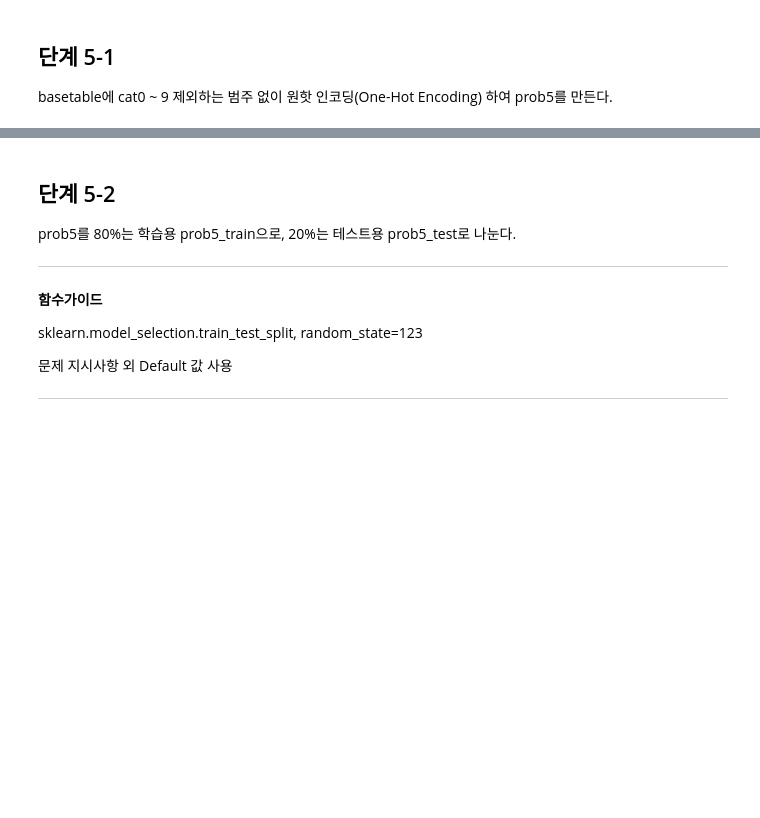
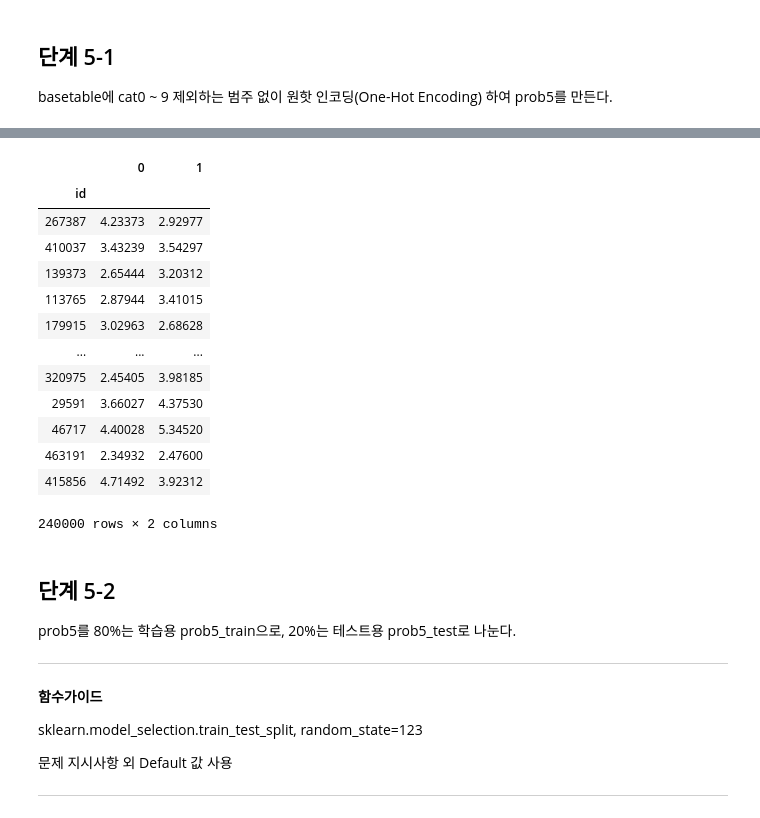
Before and after one commit to sunkusun9/DS_lv3_2404_01, a Jupyter notebook: sec_ds_lv3_prob2_prob.ipynb, the cells around one changed output, grey strips where cells are left out. Drawn from its saved outputs; the diff is of its cells as text; code cells hidden in the pictures; blank space fills up the shorter version.

```diff
--- a/sec_ds_lv3_prob2_prob.ipynb
+++ b/sec_ds_lv3_prob2_prob.ipynb
@@ -1197,3 +1292,20 @@ basetable에 cat0 ~ 9 제외하는 범주 없이 원핫 인코딩(One-Hot Encodi
+# %%
+df_prob5[cont_cols].groupby([int(i[4:]) % 2 for i in cont_cols], axis=1).sum()
+# %% [output]
+|  | 0 | 1 |
+| id |  |  |
+| 267387 | 4.23373 | 2.92977 |
+| 410037 | 3.43239 | 3.54297 |
+| 139373 | 2.65444 | 3.20312 |
+| 113765 | 2.87944 | 3.41015 |
+| 179915 | 3.02963 | 2.68628 |
+| ... | ... | ... |
+| 320975 | 2.45405 | 3.98185 |
+| 29591 | 3.66027 | 4.37530 |
+| 46717 | 4.40028 | 5.34520 |
+| 463191 | 2.34932 | 2.47600 |
+| 415856 | 4.71492 | 3.92312 |
+240000 rows × 2 columns
 # %% [markdown]
 ## 단계 5-2
 
```
Also changed, not shown: parts of 86 cells of this notebook.
